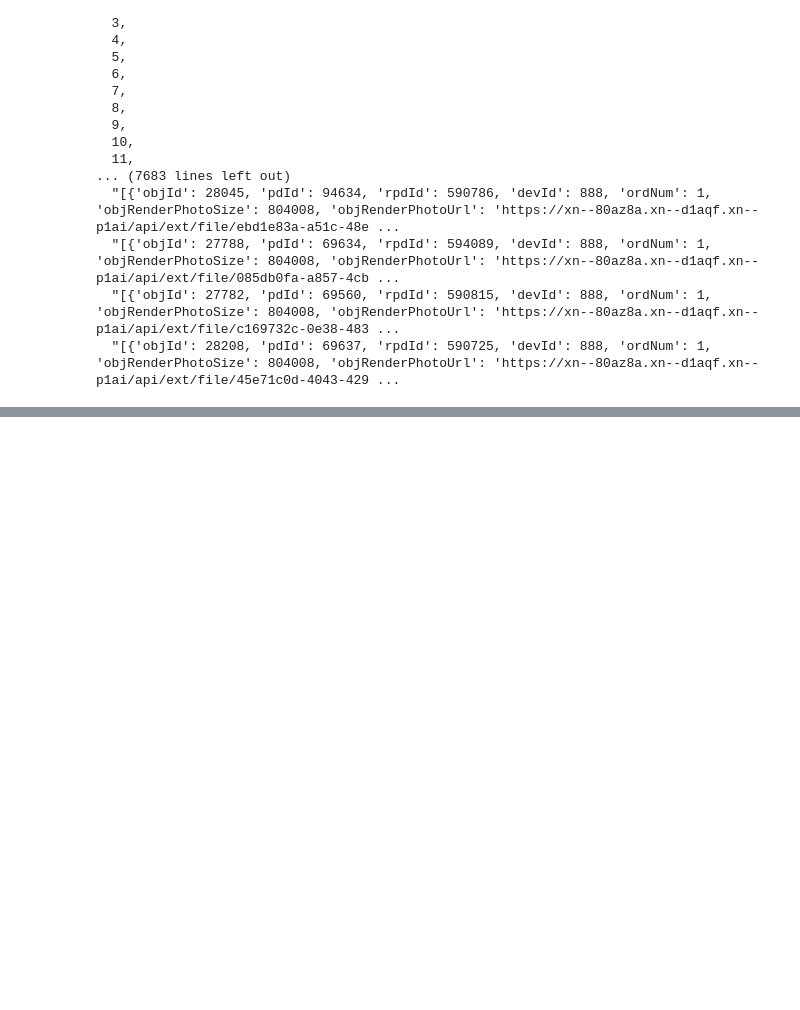
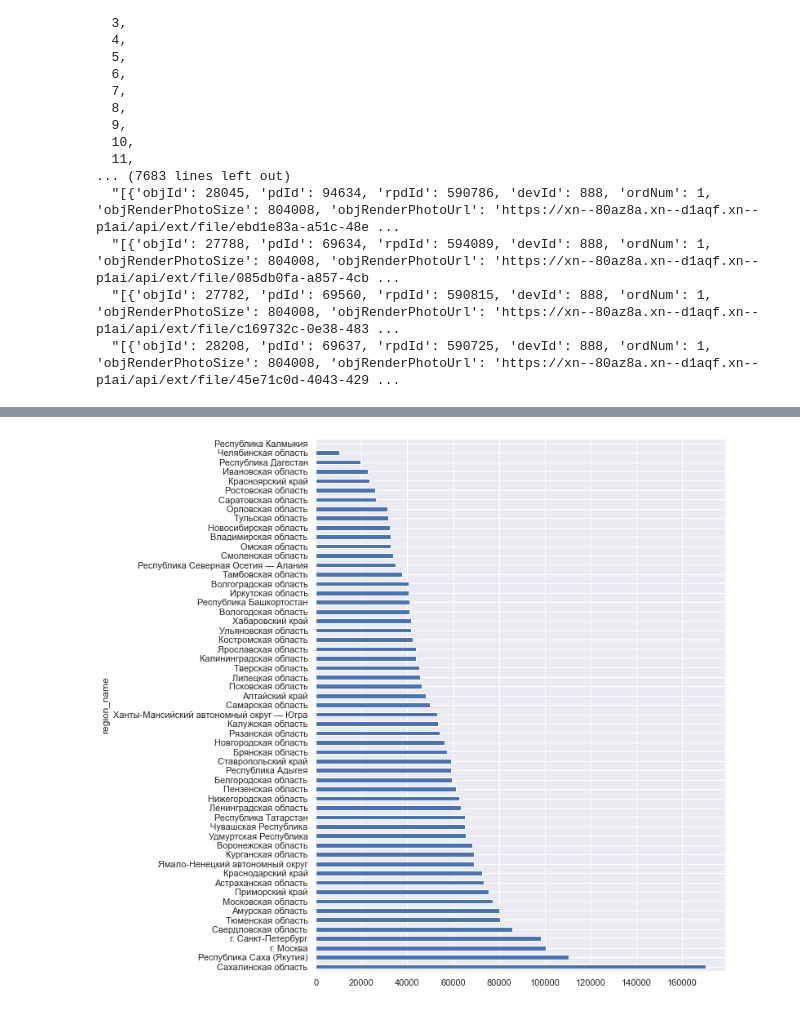
Before and after one commit to BroVadim/SBER_EDUCATION, a Jupyter notebook: HW2/plots_worker.ipynb, the cells around one changed output, grey strips where cells are left out. Drawn from its saved outputs; the diff is of its cells as text; code cells hidden in the pictures; blank space fills up the shorter version.

```diff
--- a/HW2/plots_worker.ipynb
+++ b/HW2/plots_worker.ipynb
@@ -289,0 +281,3 @@ NameError: name 'snacks_sales' is not defined
+# %%
+from pylab import rcParams
+rcParams['figure.figsize'] = 9,12
@@ -289,0 +286,41 @@ NameError: name 'snacks_sales' is not defined
+# %%
+regions_names = {1: 'Республика Адыгея', 2: 'Республика Башкортостан', 102:'Республика Башкортостан', 3: 'Республика Бурятия',
+103: 'Республика Бурятия', 4: 'Республика Алтай (Горный Алтай)', 5: 'Республика Дагестан', 6: 'Республика Ингушетия',
+7: 'Кабардино-Балкарская Республика', 8: 'Республика Калмыкия', 9: 'Республика Карачаево-Черкессия', 10: 'Республика Карелия',
+11: 'Республика Коми', 12: 'Республика Марий Эл', 13: 'Республика Мордовия', 113: 'Республика Мордовия',
+14: 'Республика Саха (Якутия)', 15: 'Республика Северная Осетия — Алания', 16: 'Республика Татарстан', 116: 'Республика Татарстан',
+17: 'Республика Тыва', 18: 'Удмуртская Республика', 19: 'Республика Хакасия', 21: 'Чувашская Республика',
+121: 'Чувашская Республика', 22: 'Алтайский край', 23: 'Краснодарский край', 93: 'Краснодарский край',
+123: 'Краснодарский край', 24: 'Красноярский край', 84: 'Красноярский край', 88: 'Красноярский край',
+124: 'Красноярский край', 25: 'Приморский край', 125: 'Приморский край', 26: 'Ставропольский край',
+126: 'Ставропольский край', 27: 'Хабаровский край', 28: 'Амурская область', 29: 'Архангельская область',
+30: 'Астраханская область', 31: 'Белгородская область', 32: 'Брянская область', 33: 'Владимирская область',
+34: 'Волгоградская область', 134: 'Волгоградская область', 35: 'Вологодская область', 36: 'Воронежская область',
+136: 'Воронежская область', 37: 'Ивановская область', 38: 'Иркутская область', 85: 'Иркутская область',
+138: 'Иркутская область', 39: 'Калининградская область', 91: 'Калининградская область', 40: 'Калужская область',
+41: 'Камчатский край', 42: 'Кемеровская область', 142: 'Кемеровская область', 43: 'Кировская область',
+44: 'Костромская область', 45: 'Курганская область', 46: 'Курская область', 47: 'Ленинградская область',
+48: 'Липецкая область', 49: 'Магаданская область', 50: 'Московская область', 90: 'Московская область',
+150: 'Московская область', 190: 'Московская область', 750: 'Московская область', 51: 'Мурманская область',
+52: 'Нижегородская область', 152: 'Нижегородская область', 53: 'Новгородская область', 54: 'Новосибирская область',
+154: 'Новосибирская область', 55: 'Омская область', 155: 'Омская область', 56: 'Оренбургская область',
+57: 'Орловская область', 58: 'Пензенская область', 59: 'Пермский край', 81: 'Пермский край',
+159: 'Пермский край', 60: 'Псковская область', 61: 'Ростовская область', 161: 'Ростовская область',
+62: 'Рязанская область', 63: 'Самарская область', 163: 'Самарская область', 64: 'Саратовская область',
+164: 'Саратовская область', 65: 'Сахалинская область', 66: 'Свердловская область', 96: 'Свердловская область',
+196: 'Свердловская область', 67: 'Смоленская область', 68: 'Тамбовская область', 69: 'Тверская область',
+70: 'Томская область', 71: 'Тульская область', 72: 'Тюменская область', 73: 'Ульяновская область',
+173: 'Ульяновская область', 74: 'Челябинская область', 174: 'Челябинская область', 75: 'Забайкальский край',
+80: 'Забайкальский край', 76: 'Ярославская область', 77: 'г. Москва', 97: 'г. Москва',
+99: 'г. Москва', 177: 'г. Москва', 197: 'г. Москва', 199: 'г. Москва',
+777: 'г. Москва', 799: 'г. Москва', 78: 'г. Санкт-Петербург', 98: 'г. Санкт-Петербург',
+178: 'г. Санкт-Петербург', 79: 'Еврейская автономная область', 82: 'Республика Крым', 83: 'Ненецкий автономный округ',
+86: 'Ханты-Мансийский автономный округ — Югра', 186: 'Ханты-Мансийский автономный округ — Югра', 87: 'Чукотский автономный округ', 89: 'Ямало-Ненецкий автономный округ',
+92: 'г. Севастополь', 94: 'Территории, находящиеся за пределами РФ и обслуживаемые Департаментом режимных объектов МВД России',95: 'Чеченская республика'}
+# %%
+df['region_name'] = df['region'].map(regions_names)
+grouped_df = df.groupby('region_name').mean().objPriceAvg
+grouped_df.sort_values(ascending=False).plot(kind='barh')
+plt.show()
+# %% [output]
+[figure, added]
```
Also changed, not shown: parts of 33 cells of this notebook, 11 other files.
